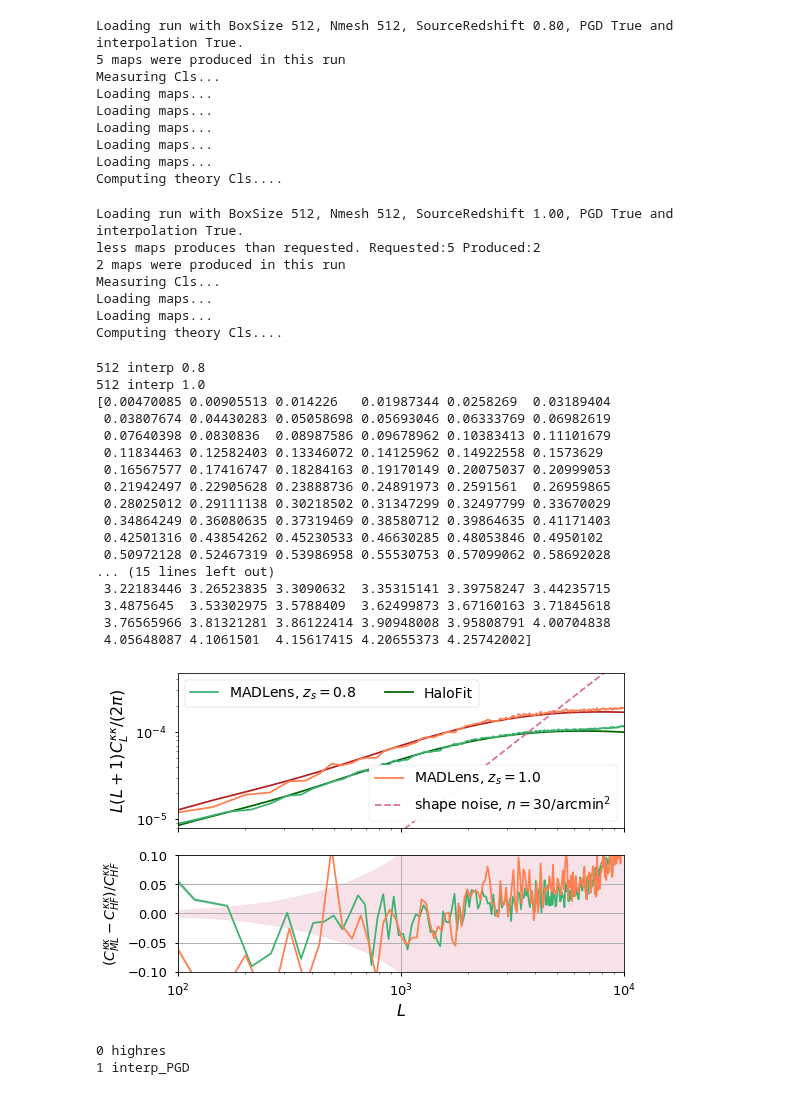
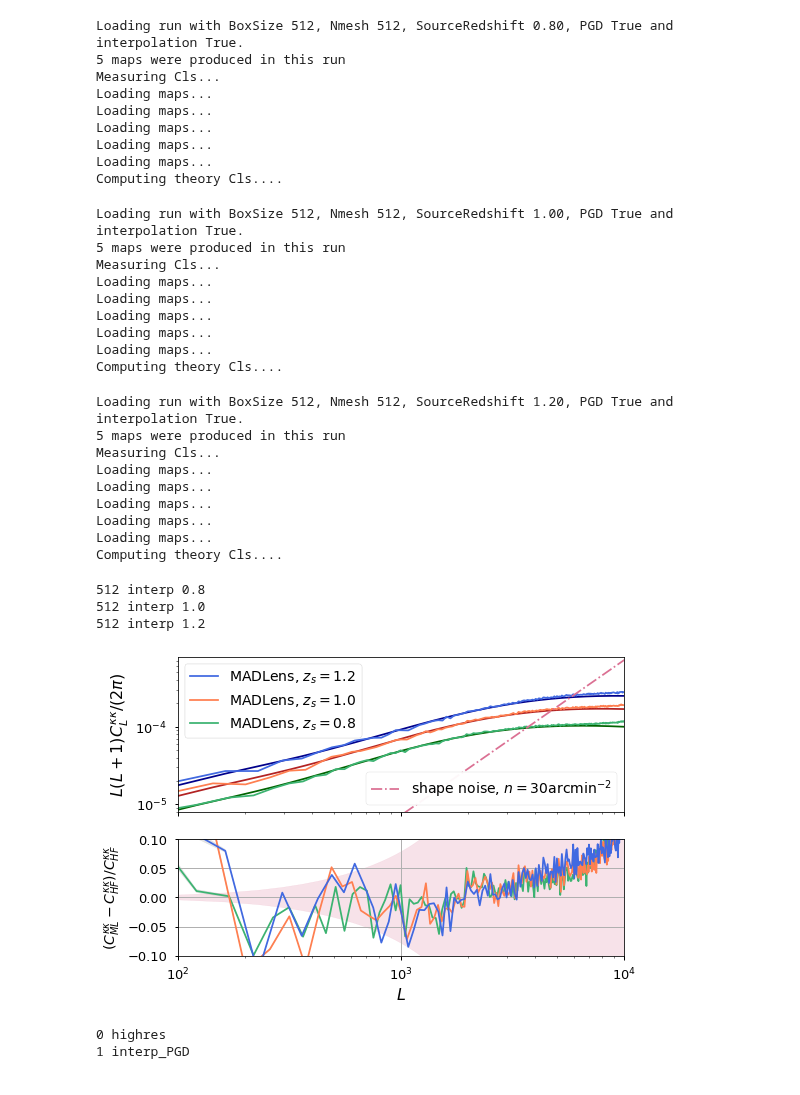
Before and after one commit to VMBoehm/MADLens, a Jupyter notebook: notebooks/PlotResults-publications.ipynb, the cells around one changed output. Cells and saved outputs as stored; diff of their text form; code cells hidden in the pictures.

```diff
--- a/notebooks/PlotResults-publications.ipynb
+++ b/notebooks/PlotResults-publications.ipynb
@@ -101,7 +101,7 @@ def plot(z1_runs, boxsizes, interps, zss, labels, name, noise=None, other = True
         L    = z1_runs[boxsize][interp][str(zs)].measured_cls[str(zs)]['L']
         x    = L*(L+1)/np.pi/2.
         yt   = z1_runs[boxsize][interp][str(zs)].theory_cls[str(zs)]['clkk']
-        if jj==0:
+        if len(np.unique(zss))==1:
             ax[0].loglog(L,x*yt, label='HaloFit', color=colors2[jj])
         else:
             ax[0].loglog(L,x*yt, color=colors2[jj])
@@ -140,11 +140,11 @@ def plot(z1_runs, boxsizes, interps, zss, labels, name, noise=None, other = True
             ax[0].loglog(L,x*noise, label='measured shot noise', color='steelblue')
 
         if ii ==len(zss)-1:
-            lss = ['--','-.']
+            lss = ['-.','--']
             for ls, N in enumerate(Ns):
                 Cl_shape = compute_shape_noise_power(sigma_e=0.4,n=N,fsky=0.1)
                 Cl_shape*=(np.pi/(180.*60.))**2
-                ax[0].loglog(L,x*Cl_shape, label='shape noise, $n{=}$%d$/\mathrm{arcmin}^2$'%N, color='palevioletred', ls=lss[ls])
+                ax[0].loglog(L,x*Cl_shape, label='shape noise, $n{=}$%d$\mathrm{arcmin}^{-2}$'%N, color='palevioletred', ls=lss[ls])
 
         ax[0].fill_between(L, x*(y-yerr), x*(y+yerr),color='gray', alpha=0.2)
 
@@ -167,19 +167,22 @@ def plot(z1_runs, boxsizes, interps, zss, labels, name, noise=None, other = True
 
         if boxsize == '512':
             ax[0].set_xlim(100,10000)
-            ax[0].set_ylim(5e-5/2./np.pi,3e-3/2./np.pi)
+            ax[0].set_ylim(5e-5/2./np.pi,5e-3/2./np.pi)
         else:
             ax[0].set_xlim(200,10000)
             ax[0].set_ylim(6e-5/2./np.pi,2e-3/2./np.pi)
+    if np.any(noise==None):
+        offset = len(Ns)
+    else:
+        offset = len(Ns)+1
 
-    offset = len(Ns)+1
     first_legend = ax[0].legend(handles=handles[-offset::], loc='lower right',fontsize=14,framealpha=0.95)
 
     # Add the legend manually to the current Axes.
     #ax_ = plt.gca().add_artist(first_legend)
     ax[0].add_artist(first_legend)
     if len(np.unique(zss))>1:
-        sec_legend = ax[0].legend(handles=handles[:-offset][::-1],fontsize=14,ncol=2,framealpha=0.99)
+        sec_legend = ax[0].legend(handles=handles[:-offset][::-1],fontsize=14,ncol=1,framealpha=0.99)
         ax[0].add_artist(sec_legend)
     else:
         sec_legend = ax[0].legend(handles=handles[:-offset][::-1],fontsize=14,ncol=1,framealpha=0.99)
@@ -268,9 +271,8 @@ plot(runs, boxsizes=[256], interps=['no_interp'], zss=[1.0], labels=[', no inter
 # %%
-run = Run(githash='539f91c', label='transfer_test', rnum=0, local_path='../')
+run = Run(githash='859f754', label='transfer_test', rnum=0, local_path='../')
 # this function loads all available clkk (clkk for all source redhifts) and computes their theory counterparts
 # individual clkk can be loaded with get_measured_cls/get_theory_cls
 run.fill_cl_dicts(downsample=False)
-
 
 if run.params['interpolate']:
     runs[str(int(run.params['BoxSize'][0]))]['interp'][str(run.params['zs_source'][0])]=run
@@ -292,37 +294,44 @@ run = Run(githash='5913840', label='transfer_test', rnum=0, local_path='../')
 # individual clkk can be loaded with get_measured_cls/get_theory_cls
 run.fill_cl_dicts(downsample=False)
 
-
 if run.params['interpolate']:
     runs[str(int(run.params['BoxSize'][0]))]['interp'][str(run.params['zs_source'][0])]=run
 else:
     runs[str(int(run.params['BoxSize'][0]))]['no_interp'][str(run.params['zs_source'][0])]=run
 # %% [output]
 Loading run with BoxSize 512, Nmesh 512, SourceRedshift 1.00, PGD True and interpolation True.
-less maps produces than requested. Requested:5 Produced:2
-2 maps were produced in this run
+5 maps were produced in this run
 Measuring Cls...
 Loading maps...
 Loading maps...
+Loading maps...
+Loading maps...
+Loading maps...
 Computing theory Cls....
+# %%
+run = Run(githash='a349dc9', label='transfer_test', rnum=0, local_path='../')
+# this function loads all available clkk (clkk for all source redhifts) and computes their theory counterparts
+# individual clkk can be loaded with get_measured_cls/get_theory_cls
+run.fill_cl_dicts(downsample=False)
+
+if run.params['interpolate']:
+    runs[str(int(run.params['BoxSize'][0]))]['interp'][str(run.params['zs_source'][0])]=run
+else:
+    runs[str(int(run.params['BoxSize'][0]))]['no_interp'][str(run.params['zs_source'][0])]=run
+# %% [output]
+Loading run with BoxSize 512, Nmesh 512, SourceRedshift 1.20, PGD True and interpolation True.
+5 maps were produced in this run
+Measuring Cls...
+Loading maps...
+Loading maps...
+Loading maps...
+Loading maps...
+Loading maps...
+Computing theory Cls....
 # %%
-plot(runs, boxsizes=[512, 512], interps=['interp','interp'], zss=[0.8, 1.0], other=False,labels=['',''], name='redshift_comp', Ns=[30])
+plot(runs, boxsizes=[512, 512, 512], interps=['interp','interp','interp'], zss=[0.8, 1.0, 1.2], other=False,labels=['','',''], name='redshift_comp', Ns=[30])
 # %% [output]
 512 interp 0.8
 512 interp 1.0
-[0.00470085 0.00905513 0.014226   0.01987344 0.0258269  0.03189404
- 0.03807674 0.04430283 0.05058698 0.05693046 0.06333769 0.06982619
- 0.07640398 0.0830836  0.08987586 0.09678962 0.10383413 0.11101679
- 0.11834463 0.12582403 0.13346072 0.14125962 0.14922558 0.1573629
- 0.16567577 0.17416747 0.18284163 0.19170149 0.20075037 0.20999053
- 0.21942497 0.22905628 0.23888736 0.24891973 0.2591561  0.26959865
- 0.28025012 0.29111138 0.30218502 0.31347299 0.32497799 0.33670029
- 0.34864249 0.36080635 0.37319469 0.38580712 0.39864635 0.41171403
- 0.42501316 0.43854262 0.45230533 0.46630285 0.48053846 0.4950102
- 0.50972128 0.52467319 0.53986958 0.55530753 0.57099062 0.58692028
-... (15 lines left out)
- 3.22183446 3.26523835 3.3090632  3.35315141 3.39758247 3.44235715
- 3.4875645  3.53302975 3.5788409  3.62499873 3.67160163 3.71845618
- 3.76565966 3.81321281 3.86122414 3.90948008 3.95808791 4.00704838
- 4.05648087 4.1061501  4.15617415 4.20655373 4.25742002]
+512 interp 1.2
-[figure, old version]
+[figure, new version]
```
Also changed, not shown: parts of 2 cells of this notebook, 1 other file.
